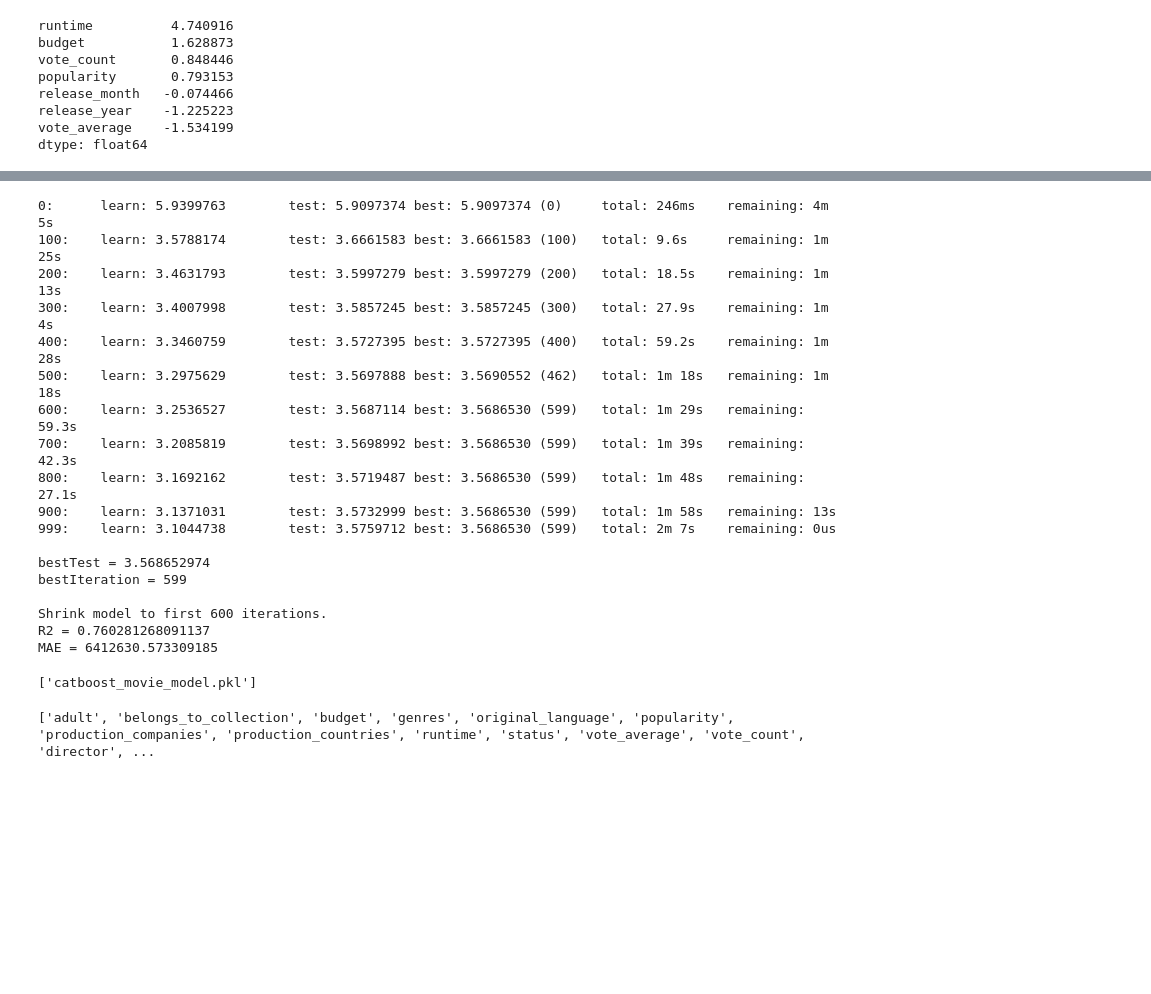
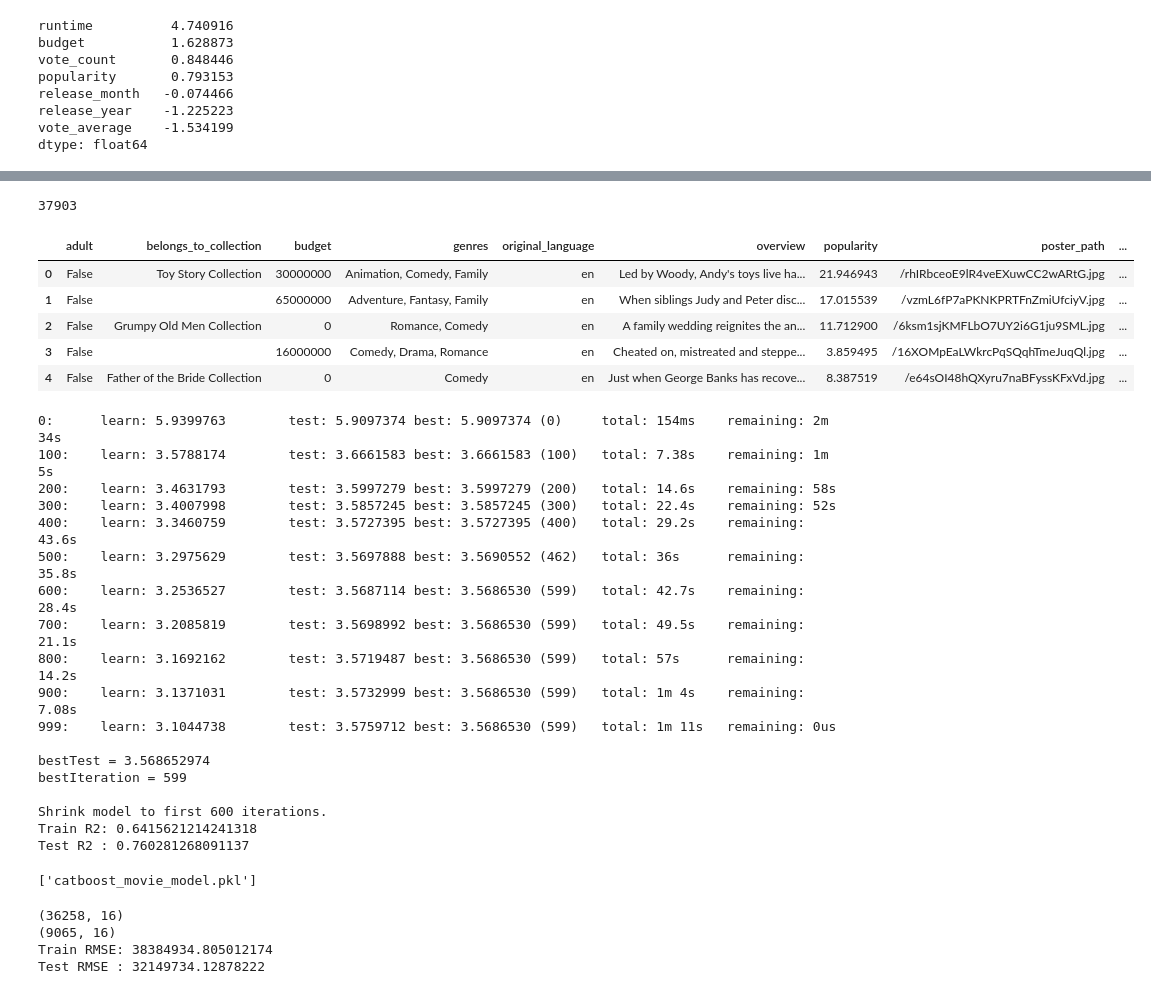
Before and after one commit to mariememad55/Movie-recommendation-system, a Jupyter notebook: Prediction.ipynb, the cells around one changed output, grey strips where cells are left out. Drawn from its saved outputs; the diff is of its cells as text; code cells hidden in the pictures; blank space fills up the shorter version.

```diff
--- a/Prediction.ipynb
+++ b/Prediction.ipynb
@@ -492,3 +516,16 @@ X_test["runtime"] = X_test["runtime"].clip(lower, upper)
+# %%
+print((df["revenue"] == 0).sum())
+# %% [output]
+37903
+# %%
+df.head()
+# %% [output]
+|  | adult | belongs_to_collection | budget | genres | original_language | overview | popularity | poster_path | ... |
+| 0 | False | Toy Story Collection | 30000000 | Animation, Comedy, Family | en | Led by Woody, Andy's toys live ha... | 21.946943 | /rhIRbceoE9lR4veEXuwCC2wARtG.jpg | ... |
+| 1 | False |  | 65000000 | Adventure, Fantasy, Family | en | When siblings Judy and Peter disc... | 17.015539 | /vzmL6fP7aPKNKPRTFnZmiUfciyV.jpg | ... |
+| 2 | False | Grumpy Old Men Collection | 0 | Romance, Comedy | en | A family wedding reignites the an... | 11.712900 | /6ksm1sjKMFLbO7UY2i6G1ju9SML.jpg | ... |
+| 3 | False |  | 16000000 | Comedy, Drama, Romance | en | Cheated on, mistreated and steppe... | 3.859495 | /16XOMpEaLWkrcPqSQqhTmeJuqQl.jpg | ... |
+| 4 | False | Father of the Bride Collection | 0 | Comedy | en | Just when George Banks has recove... | 8.387519 | /e64sOI48hQXyru7naBFyssKFxVd.jpg | ... |
 # %%
 import pandas as pd
 import numpy as np
@@ -535,39 +572,59 @@ model.fit(
 # ==========================
 # Prediction
 # ==========================
-pred = model.predict(X_test)
+# pred = model.predict(X_test)
 
-pred_original = np.expm1(pred)
-y_original = np.expm1(y_test)
+# pred_original = np.expm1(pred)
+# y_original = np.expm1(y_test)
 
-print("R2 =", r2_score(y_original, pred_original))
-print("MAE =", mean_absolute_error(y_original, pred_original))
+# print("R2 =", r2_score(y_original, pred_original))
+# print("MAE =", mean_absolute_error(y_original, pred_original))
+
+train_pred = model.predict(X_train)
+test_pred = model.predict(X_test)
+
+# لو كنتِ مستخدمة log1p
+train_pred = np.expm1(train_pred)
+test_pred = np.expm1(test_pred)
+
+y_train_original = np.expm1(y_train)
+y_test_original = np.expm1(y_test)
+
+print("Train R2:", r2_score(y_train_original, train_pred))
+print("Test R2 :", r2_score(y_test_original, test_pred))
 # %% [output]
-0:      learn: 5.9399763        test: 5.9097374 best: 5.9097374 (0)     total: 246ms    remaining: 4m 5s
-100:    learn: 3.5788174        test: 3.6661583 best: 3.6661583 (100)   total: 9.6s     remaining: 1m 25s
-200:    learn: 3.4631793        test: 3.5997279 best: 3.5997279 (200)   total: 18.5s    remaining: 1m 13s
-300:    learn: 3.4007998        test: 3.5857245 best: 3.5857245 (300)   total: 27.9s    remaining: 1m 4s
-400:    learn: 3.3460759        test: 3.5727395 best: 3.5727395 (400)   total: 59.2s    remaining: 1m 28s
-500:    learn: 3.2975629        test: 3.5697888 best: 3.5690552 (462)   total: 1m 18s   remaining: 1m 18s
-600:    learn: 3.2536527        test: 3.5687114 best: 3.5686530 (599)   total: 1m 29s   remaining: 59.3s
-700:    learn: 3.2085819        test: 3.5698992 best: 3.5686530 (599)   total: 1m 39s   remaining: 42.3s
-800:    learn: 3.1692162        test: 3.5719487 best: 3.5686530 (599)   total: 1m 48s   remaining: 27.1s
-900:    learn: 3.1371031        test: 3.5732999 best: 3.5686530 (599)   total: 1m 58s   remaining: 13s
-999:    learn: 3.1044738        test: 3.5759712 best: 3.5686530 (599)   total: 2m 7s    remaining: 0us
+0:      learn: 5.9399763        test: 5.9097374 best: 5.9097374 (0)     total: 154ms    remaining: 2m 34s
+100:    learn: 3.5788174        test: 3.6661583 best: 3.6661583 (100)   total: 7.38s    remaining: 1m 5s
+200:    learn: 3.4631793        test: 3.5997279 best: 3.5997279 (200)   total: 14.6s    remaining: 58s
+300:    learn: 3.4007998        test: 3.5857245 best: 3.5857245 (300)   total: 22.4s    remaining: 52s
+400:    learn: 3.3460759        test: 3.5727395 best: 3.5727395 (400)   total: 29.2s    remaining: 43.6s
+500:    learn: 3.2975629        test: 3.5697888 best: 3.5690552 (462)   total: 36s      remaining: 35.8s
+600:    learn: 3.2536527        test: 3.5687114 best: 3.5686530 (599)   total: 42.7s    remaining: 28.4s
+700:    learn: 3.2085819        test: 3.5698992 best: 3.5686530 (599)   total: 49.5s    remaining: 21.1s
+800:    learn: 3.1692162        test: 3.5719487 best: 3.5686530 (599)   total: 57s      remaining: 14.2s
+900:    learn: 3.1371031        test: 3.5732999 best: 3.5686530 (599)   total: 1m 4s    remaining: 7.08s
+999:    learn: 3.1044738        test: 3.5759712 best: 3.5686530 (599)   total: 1m 11s   remaining: 0us
 
 bestTest = 3.568652974
 bestIteration = 599
 
 Shrink model to first 600 iterations.
-R2 = 0.760281268091137
-MAE = 6412630.573309185
+Train R2: 0.6415621214241318
+Test R2 : 0.760281268091137
 # %%
 import joblib
 
 joblib.dump(model, "catboost_movie_model.pkl",compress=3)
 # %% [output]
 ['catboost_movie_model.pkl']
-# %%
-print(X_train.columns.tolist())
-# %% [output]
-['adult', 'belongs_to_collection', 'budget', 'genres', 'original_language', 'popularity', 'production_companies', 'production_countries', 'runtime', 'status', 'vote_average', 'vote_count', 'director', ...
+# %%
+print(X_train.shape)
+print(X_test.shape)
+
+# print("Train RMSE:", np.sqrt(np.mean((train_pred - y_train_original)**2)))
+print("Test RMSE :", np.sqrt(np.mean((test_pred - y_test_original)**2)))
+# %% [output]
+(36258, 16)
+(9065, 16)
+Train RMSE: 38384934.805012174
+Test RMSE : 32149734.12878222
```
Also changed, not shown: parts of 3 cells of this notebook, 2 other files.
